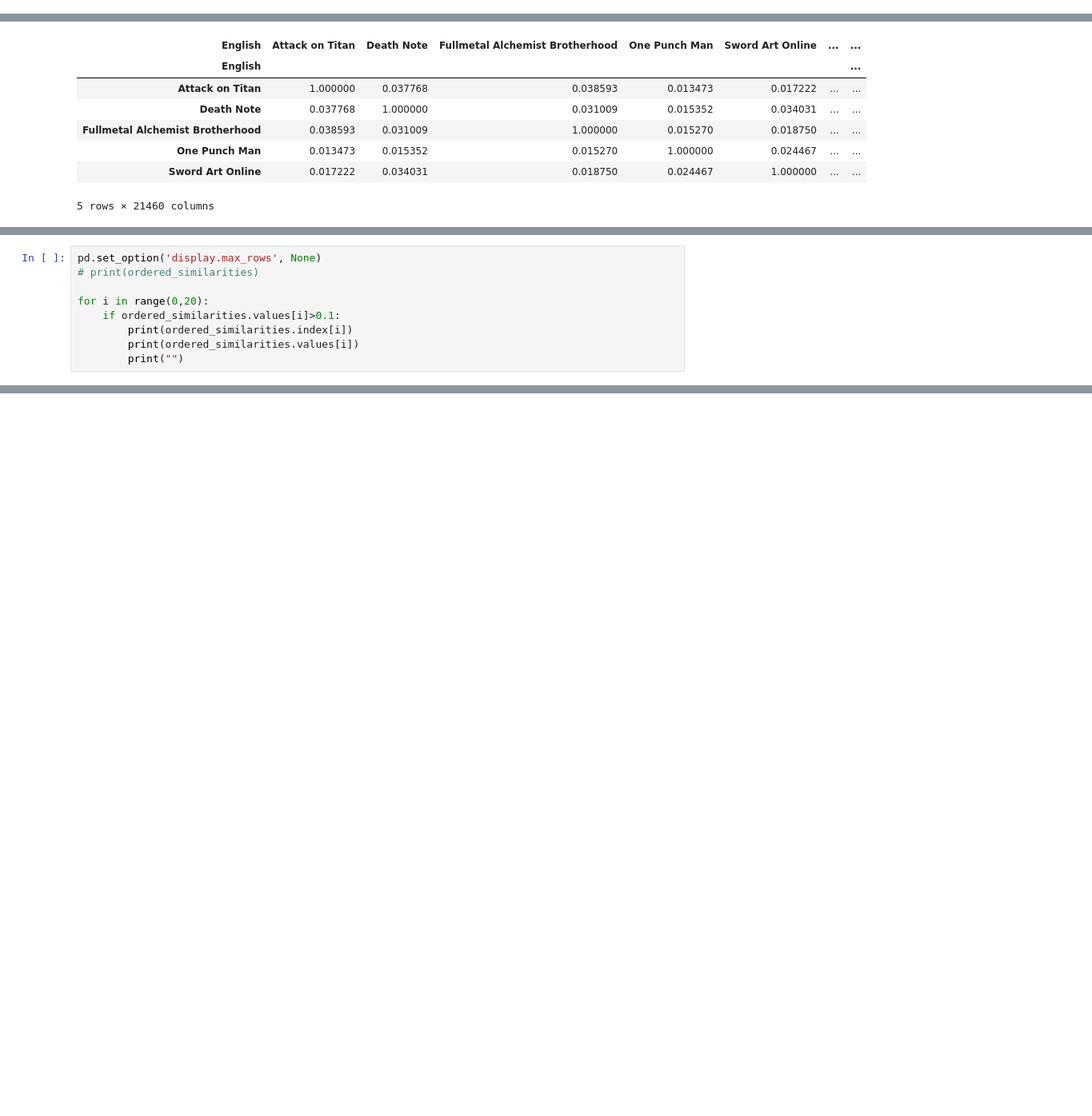
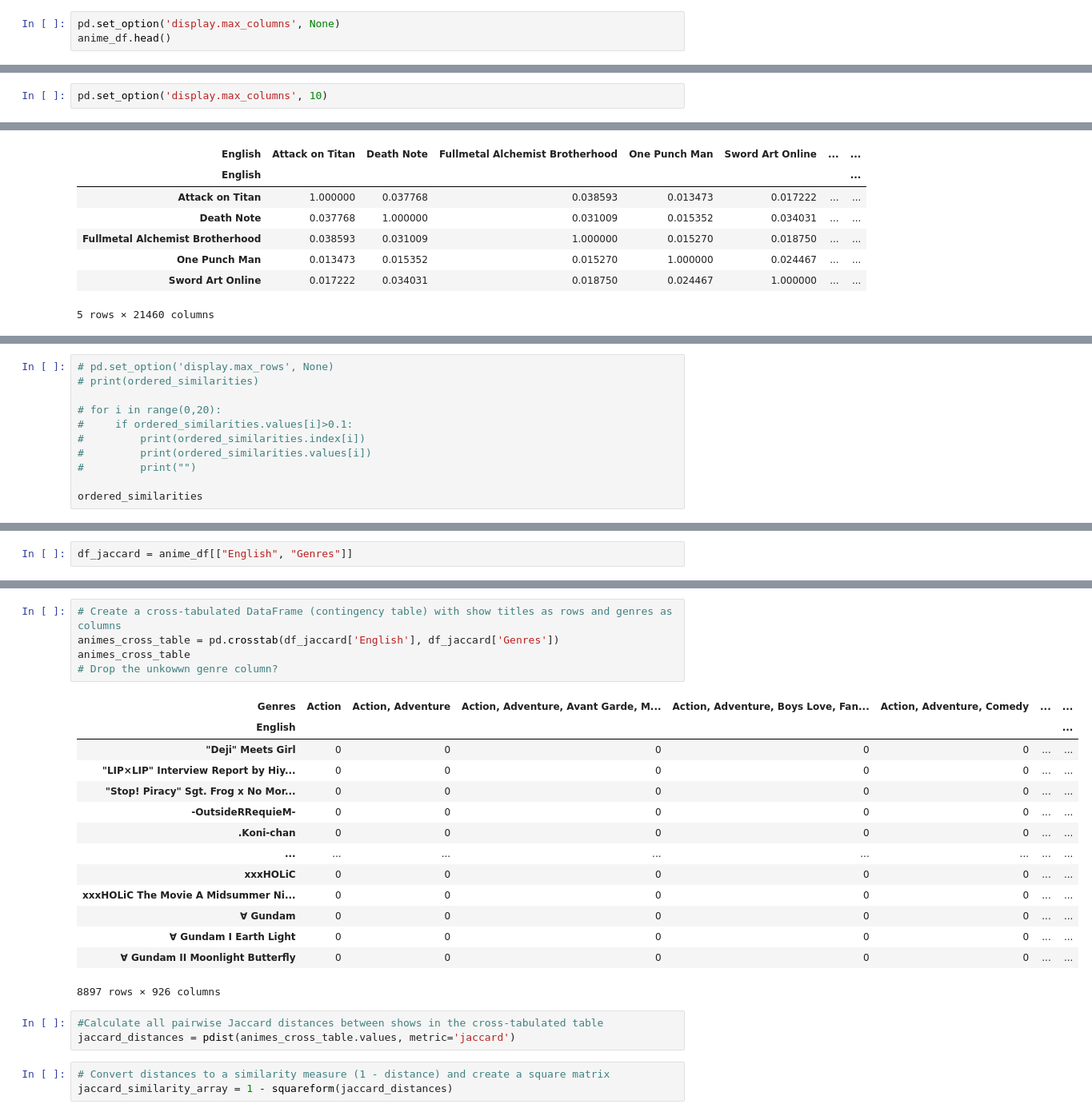
Before and after one commit to 68freeworld/Anime-Recommendation-Model, a Jupyter notebook: anime.ipynb, the cells around one changed output, grey strips where cells are left out. Shown at 80% size. Saved outputs shown, nothing was run; the diff lists cells and outputs as text; blank space fills up the shorter version.

Commit message:
tfidf and jaccard

```diff
--- a/anime.ipynb
+++ b/anime.ipynb
@@ -23,0 +15,3 @@ anime_df.head()
+# %%
+pd.set_option('display.max_columns', None)
+anime_df.head()
@@ -24,3 +25,5 @@ anime_df.head()
+# %%
+pd.set_option('display.max_columns', 10)
 # %%
 anime_df.shape
 # %% [output]
@@ -167,11 +170,13 @@ cosine_similarity_series = cosine_similarity_df.loc["Fullmetal Alchemist Brother
 ordered_similarities = cosine_similarity_series.sort_values(ascending=False)
 # %%
-pd.set_option('display.max_rows', None)
+# pd.set_option('display.max_rows', None)
 # print(ordered_similarities)
 
-for i in range(0,20):
-    if ordered_similarities.values[i]>0.1:
-        print(ordered_similarities.index[i])
-        print(ordered_similarities.values[i])
-        print("")
+# for i in range(0,20):
+#     if ordered_similarities.values[i]>0.1:
+#         print(ordered_similarities.index[i])
+#         print(ordered_similarities.values[i])
+#         print("")
+
+ordered_similarities
 # %% [output]
@@ -194,0 +198,2 @@ Unknown
+# %%
+df_jaccard = anime_df[["English", "Genres"]]
@@ -194,0 +209,26 @@ Unknown
+# %%
+# Create a cross-tabulated DataFrame (contingency table) with show titles as rows and genres as columns
+animes_cross_table = pd.crosstab(df_jaccard['English'], df_jaccard['Genres'])
+animes_cross_table
+# Drop the unkowwn genre column?
+# %% [output]
+| Genres | Action | Action, Adventure | Action, Adventure, Avant Garde, M... | Action, Adventure, Boys Love, Fan... | Action, Adventure, Comedy | ... | ... |
+| English |  |  |  |  |  |  | ... |
+| "Deji" Meets Girl | 0 | 0 | 0 | 0 | 0 | ... | ... |
+| "LIP×LIP" Interview Report by Hiy... | 0 | 0 | 0 | 0 | 0 | ... | ... |
+| "Stop! Piracy" Sgt. Frog x No Mor... | 0 | 0 | 0 | 0 | 0 | ... | ... |
+| -OutsideRRequieM- | 0 | 0 | 0 | 0 | 0 | ... | ... |
+| .Koni-chan | 0 | 0 | 0 | 0 | 0 | ... | ... |
+| ... | ... | ... | ... | ... | ... | ... | ... |
+| xxxHOLiC | 0 | 0 | 0 | 0 | 0 | ... | ... |
+| xxxHOLiC The Movie A Midsummer Ni... | 0 | 0 | 0 | 0 | 0 | ... | ... |
+| ∀ Gundam | 0 | 0 | 0 | 0 | 0 | ... | ... |
+| ∀ Gundam I Earth Light | 0 | 0 | 0 | 0 | 0 | ... | ... |
+| ∀ Gundam II Moonlight Butterfly | 0 | 0 | 0 | 0 | 0 | ... | ... |
+8897 rows × 926 columns
+# %%
+#Calculate all pairwise Jaccard distances between shows in the cross-tabulated table
+jaccard_distances = pdist(animes_cross_table.values, metric='jaccard')
+# %%
+# Convert distances to a similarity measure (1 - distance) and create a square matrix
+jaccard_similarity_array = 1 - squareform(jaccard_distances)
```
Also changed, not shown: parts of 14 cells of this notebook.
